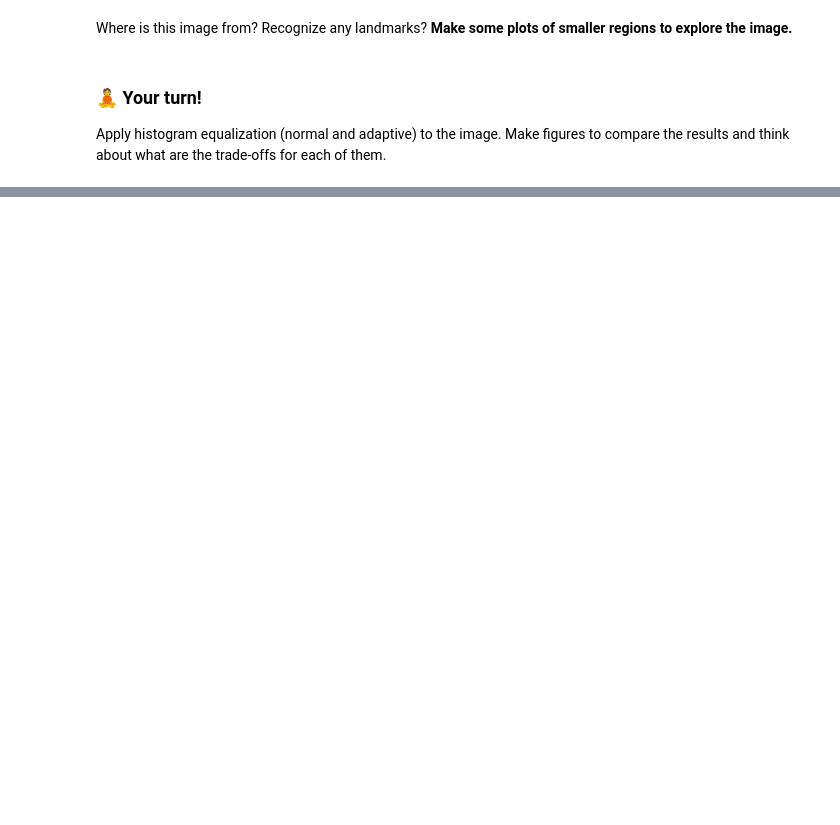
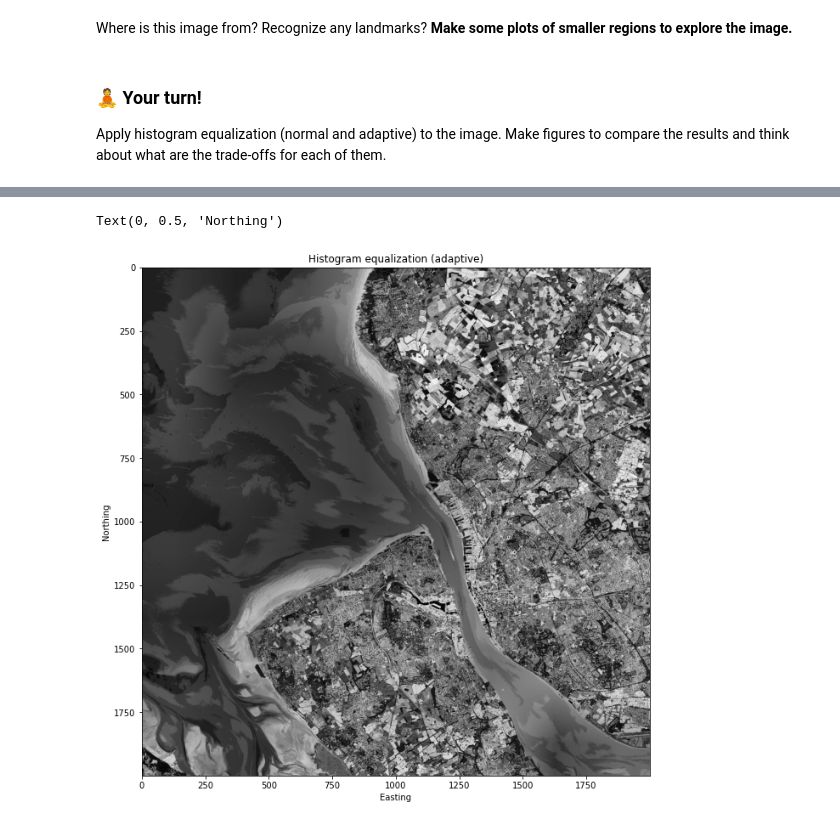
Before and after one commit to leouieda/remote-sensing, a Jupyter notebook: practicals/practical1.ipynb, the cells around one changed output, grey strips where cells are left out. Drawn from its saved outputs; the diff is of its cells as text; code cells hidden in the pictures; blank space fills up the shorter version.

```diff
--- a/practicals/practical1.ipynb
+++ b/practicals/practical1.ipynb
@@ -183,0 +287,9 @@ Apply histogram equalization (normal and adaptive) to the image. Make figures to
+# %%
+plt.figure(figsize=[14, 11])
+plt.imshow(image_histeq_adapt, cmap="gray")
+plt.title("Histogram equalization (adaptive)")
+plt.xlabel("Easting")
+plt.ylabel("Northing")
+# %% [output]
+Text(0, 0.5, 'Northing')
+[figure, added]
```
Also changed, not shown: parts of 22 cells of this notebook, 1 other file.
